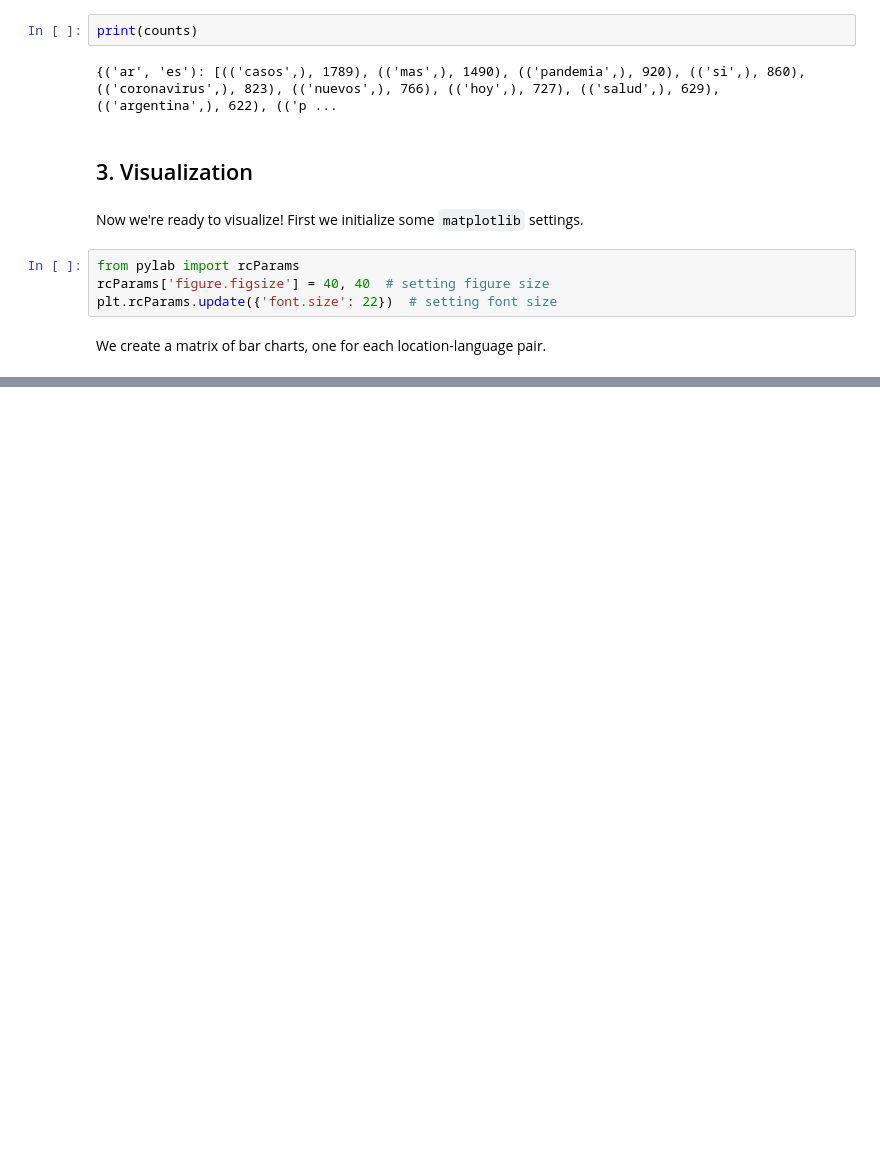
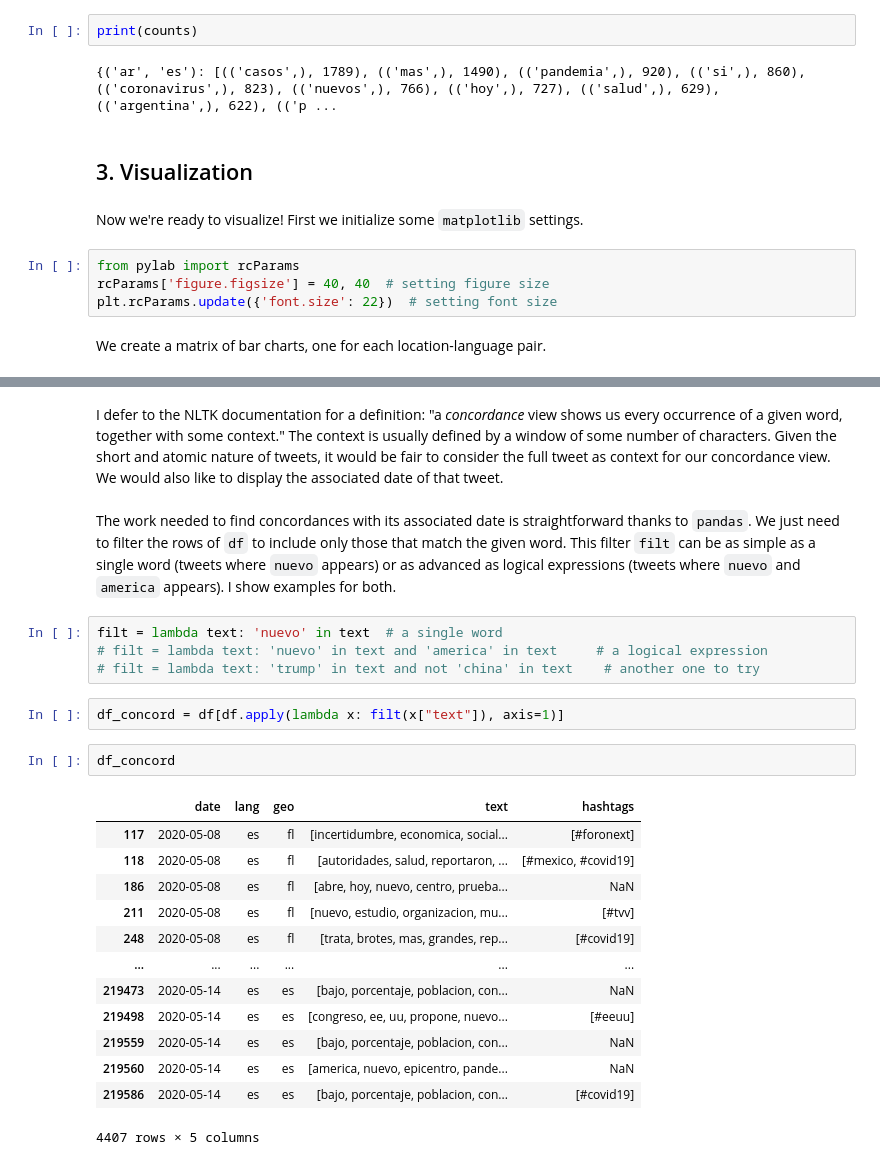
Before and after one commit to dh-miami/narratives_covid19, a Jupyter notebook: scripts/freq_analysis/top_ngrams.ipynb, the cells around one changed output, grey strips where cells are left out. Saved outputs shown, nothing was run; the diff lists cells and outputs as text; blank space fills up the shorter version.

```diff
--- a/scripts/freq_analysis/top_ngrams.ipynb
+++ b/scripts/freq_analysis/top_ngrams.ipynb
@@ -133,0 +133,26 @@ for i, ((geo, lang), geo_counts) in enumerate(counts.items()):
+# %% [markdown]
+I defer to the NLTK documentation for a definition: "a *concordance* view shows us every occurrence of a given word, together with some context." The context is usually defined by a window of some number of characters. Given the short and atomic nature of tweets, it would be fair to consider the full tweet as context for our concordance view. We would also like to display the associated date of that tweet.
+# %% [markdown]
+The work needed to find concordances with its associated date is straightforward thanks to `pandas`. We just need to filter the rows of `df` to include only those that match the given word. This filter `filt` can be as simple as a single word (tweets where `nuevo` appears) or as advanced as logical expressions (tweets where `nuevo` and `america` appears). I show examples for both.
+# %%
+filt = lambda text: 'nuevo' in text  # a single word
+# filt = lambda text: 'nuevo' in text and 'america' in text     # a logical expression
+# filt = lambda text: 'trump' in text and not 'china' in text    # another one to try
+# %%
+df_concord = df[df.apply(lambda x: filt(x["text"]), axis=1)]
+# %%
+df_concord
+# %% [output]
+|  | date | lang | geo | text | hashtags |
+| 117 | 2020-05-08 | es | fl | [incertidumbre, economica, social... | [#foronext] |
+| 118 | 2020-05-08 | es | fl | [autoridades, salud, reportaron, ... | [#mexico, #covid19] |
+| 186 | 2020-05-08 | es | fl | [abre, hoy, nuevo, centro, prueba... | NaN |
+| 211 | 2020-05-08 | es | fl | [nuevo, estudio, organizacion, mu... | [#tvv] |
+| 248 | 2020-05-08 | es | fl | [trata, brotes, mas, grandes, rep... | [#covid19] |
+| ... | ... | ... | ... | ... | ... |
+| 219473 | 2020-05-14 | es | es | [bajo, porcentaje, poblacion, con... | NaN |
+| 219498 | 2020-05-14 | es | es | [congreso, ee, uu, propone, nuevo... | [#eeuu] |
+| 219559 | 2020-05-14 | es | es | [bajo, porcentaje, poblacion, con... | NaN |
+| 219560 | 2020-05-14 | es | es | [america, nuevo, epicentro, pande... | NaN |
+| 219586 | 2020-05-14 | es | es | [bajo, porcentaje, poblacion, con... | [#covid19] |
+4407 rows × 5 columns
```
Also changed, not shown: parts of 18 cells of this notebook.
